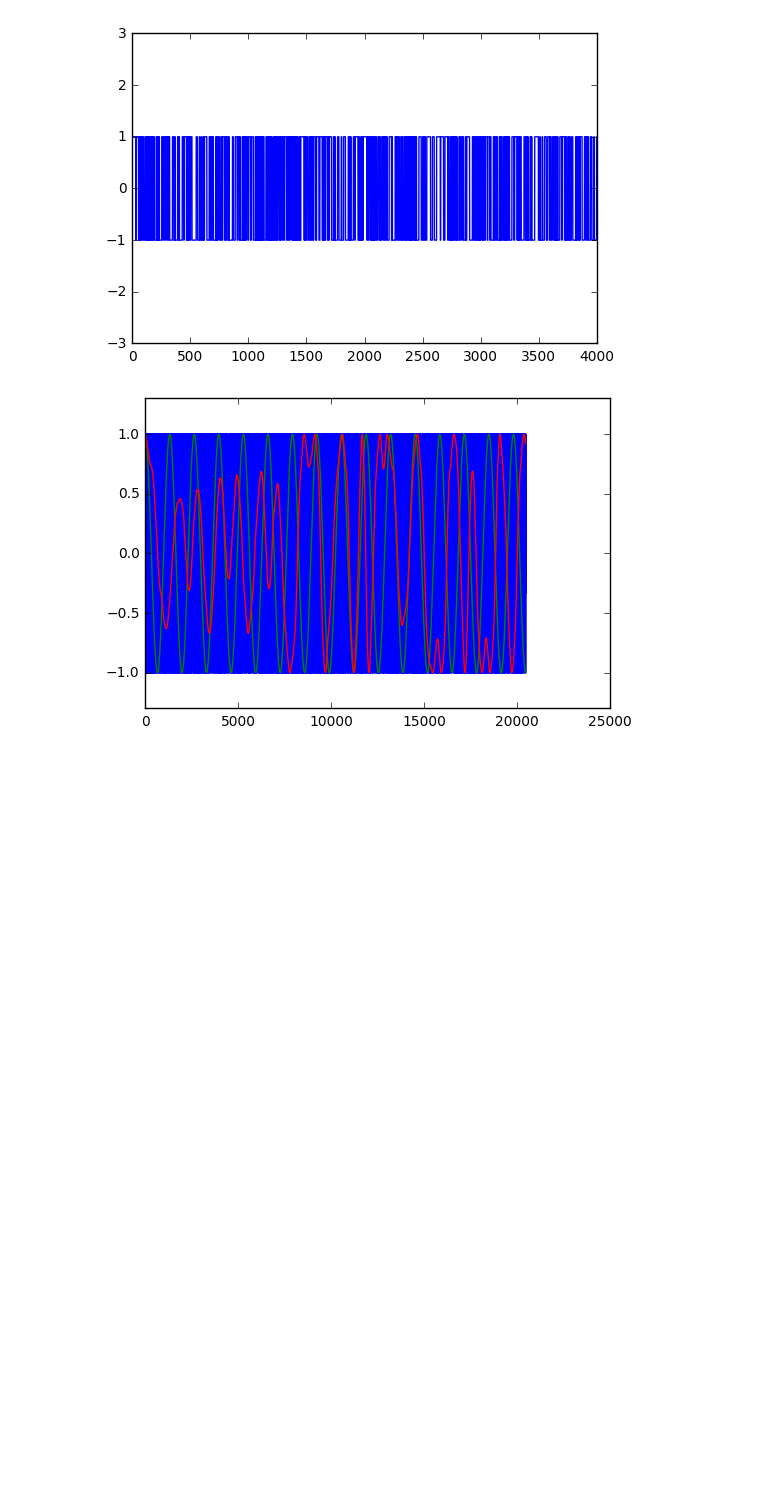
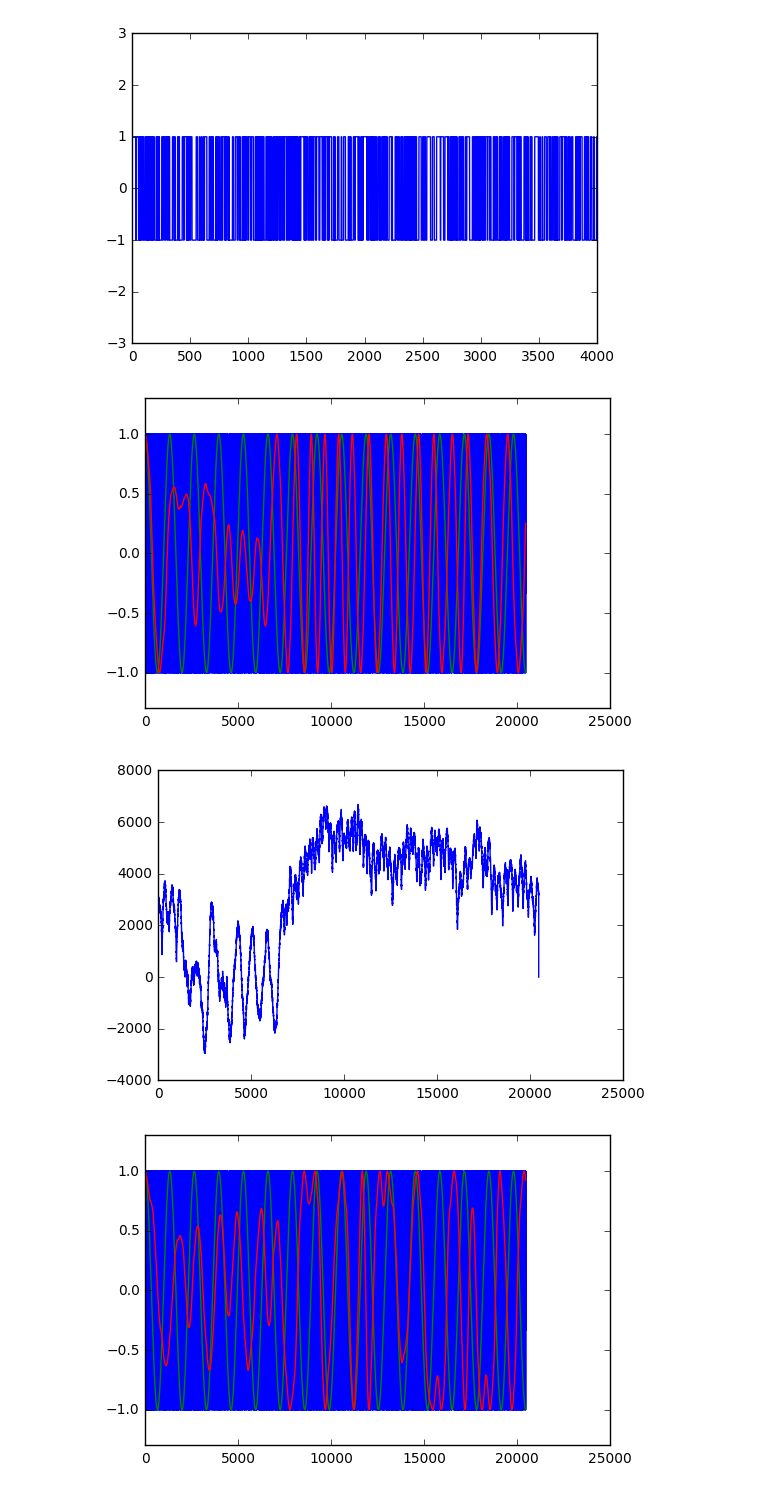
Before and after one commit to psas/gps, a Jupyter notebook: notebooks/Carrier_Tracking.ipynb, the cells around one changed output. Drawn from its saved outputs; the diff is of its cells as text; code cells hidden in the pictures; blank space fills up the shorter version.

```diff
--- a/notebooks/Carrier_Tracking.ipynb
+++ b/notebooks/Carrier_Tracking.ipynb
@@ -72,3 +120,22 @@ plt.show()
+# %%
+referenceWave = makWav(3100, 0, len(data.CData))
+
+plt.plot(np.real(data.CData))#[10000:11000]))
+plt.plot(np.real(referenceWave))#[10000:11000]))
+#plt.plot(np.imag(data.CData))
+plt.plot(np.real(refWave))#[10000:11000]))
+
+plt.ylim([-1.3, 1.3])
+plt.show()
+
+#plt.plot(discriminator)
+#plt.show()
+
+plt.plot(rf)
+plt.show()
+# %% [output]
+[figure, added]
+[figure, added]
 # %%
 incWav= data.CData
 
```
Also changed, not shown: parts of 5 cells of this notebook.
